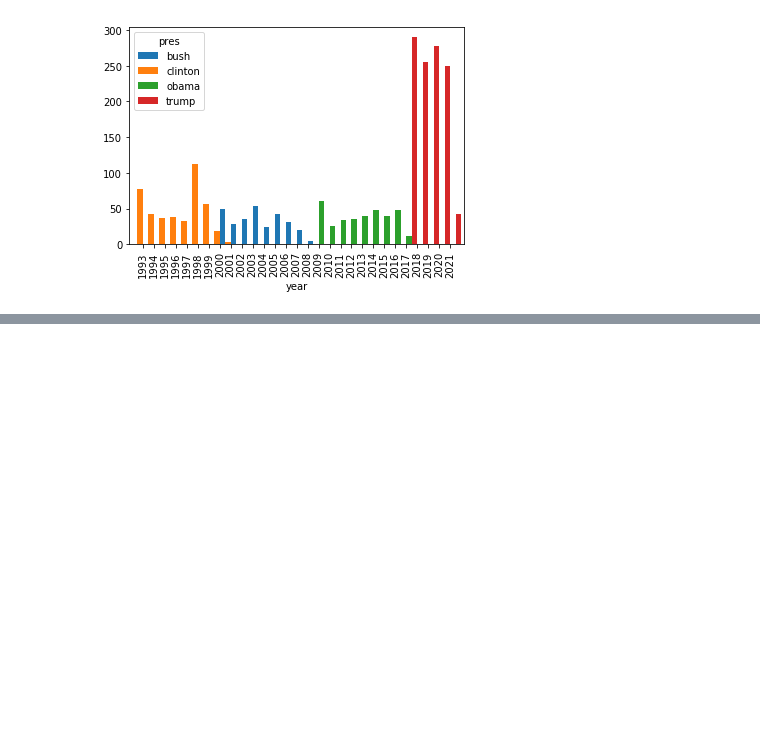
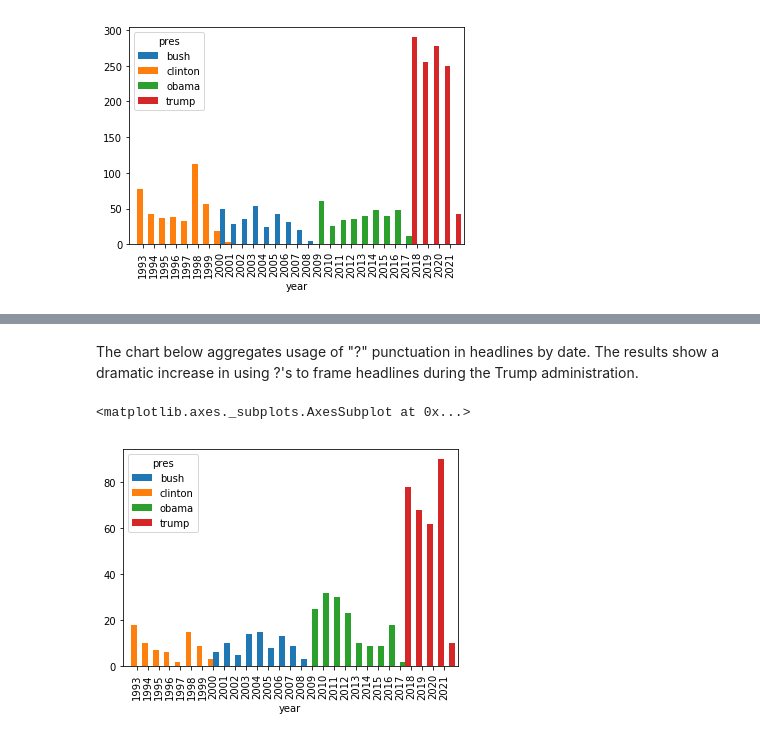
Before and after one commit to angiewaller/outliars-not-outliers, a Jupyter notebook: headline_stats_nyt.ipynb, the cells around one changed output, grey strips where cells are left out. Cells and saved outputs as stored; diff of their text form; code cells hidden in the pictures; blank space fills up the shorter version.

Commit message:
adding token analysis and descriptions

```diff
--- a/headline_stats_nyt.ipynb
+++ b/headline_stats_nyt.ipynb
@@ -119,0 +158,2 @@ count_opinion.plot(kind='bar',width=2.0)
+# %%
+token_df['year']=token_df['date'].apply(getyear)
@@ -119,0 +169,10 @@ count_opinion.plot(kind='bar',width=2.0)
+# %% [markdown]
+The chart below aggregates usage of "?" punctuation in headlines by date. The results show a dramatic increase in using ?'s to frame headlines during the Trump administration.
+# %%
+%matplotlib inline
+
+count_questions=token_df[token_df['token']=="?"].pivot_table(values='date', index="year", columns="pres", aggfunc=pd.Series.nunique)
+count_questions.plot(kind='bar',width=2.0)
+# %% [output]
+<matplotlib.axes._subplots.AxesSubplot at 0x...>
+[figure, added]
```
Also changed, not shown: parts of 10 cells of this notebook.
